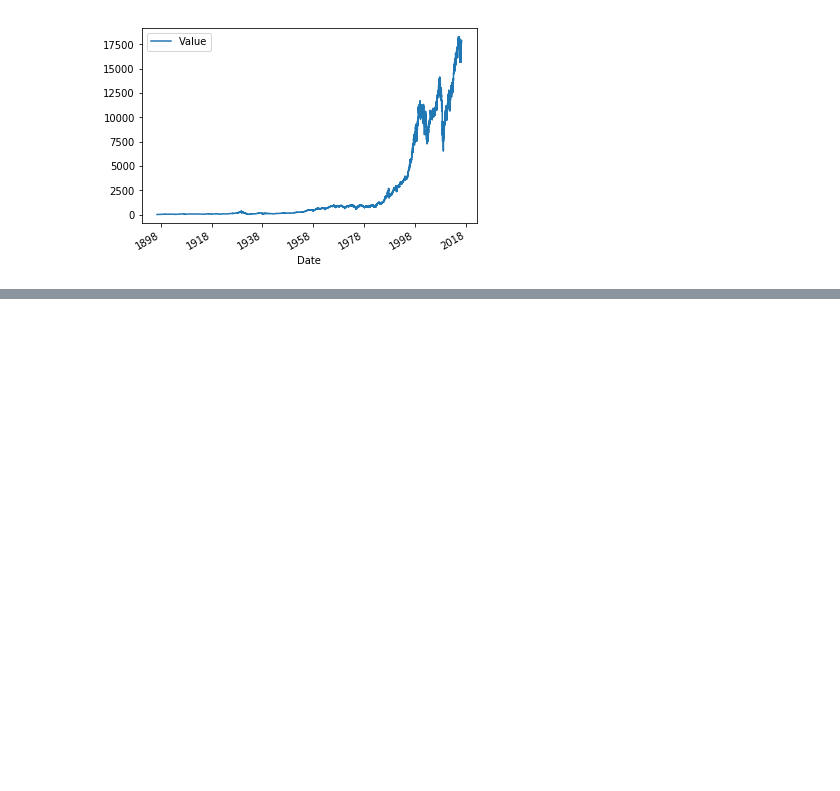
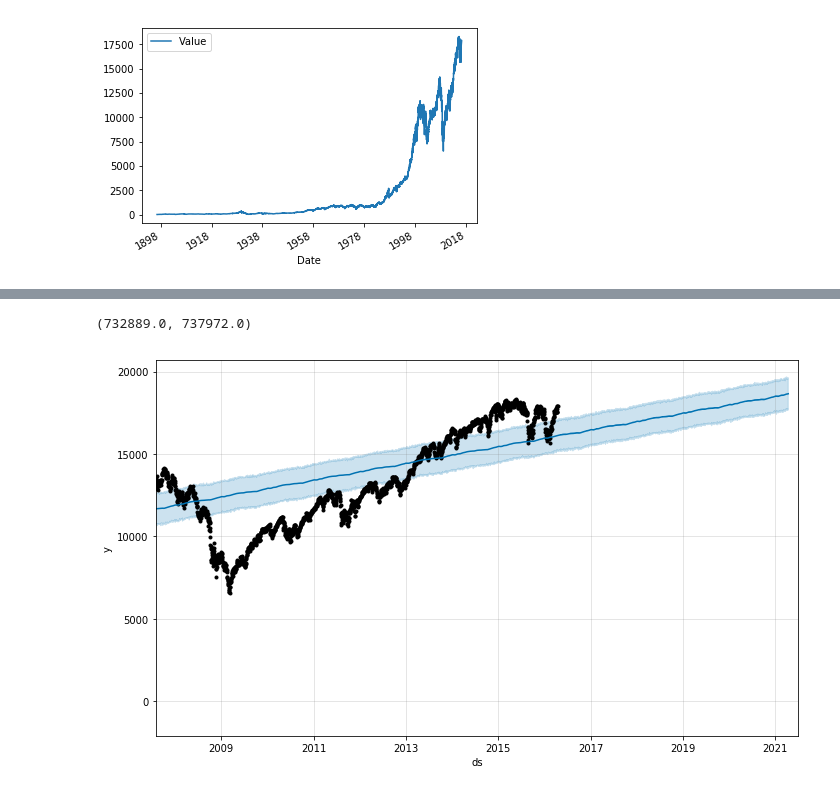
Before and after one commit to DecodedCo/quandl-python-demo, a Jupyter notebook: quandl-api-demo-prophet-complete.ipynb, the cells around one changed output, grey strips where cells are left out. Saved outputs shown, nothing was run; the diff lists cells and outputs as text; code cells hidden in the pictures; blank space fills up the shorter version.

```diff
--- a/quandl-api-demo-prophet-complete.ipynb
+++ b/quandl-api-demo-prophet-complete.ipynb
@@ -33,0 +93,6 @@ ValueError: Dataframe must have columns "ds" and "y" with the dates and values r
+# %%
+m.plot(forecast)
+plt.xlim([datetime.date(2007, 8, 1), datetime.date(2021, 7, 1)])
+# %% [output]
+(732889.0, 737972.0)
+[figure, added]
```
Also changed, not shown: parts of 7 cells of this notebook.
